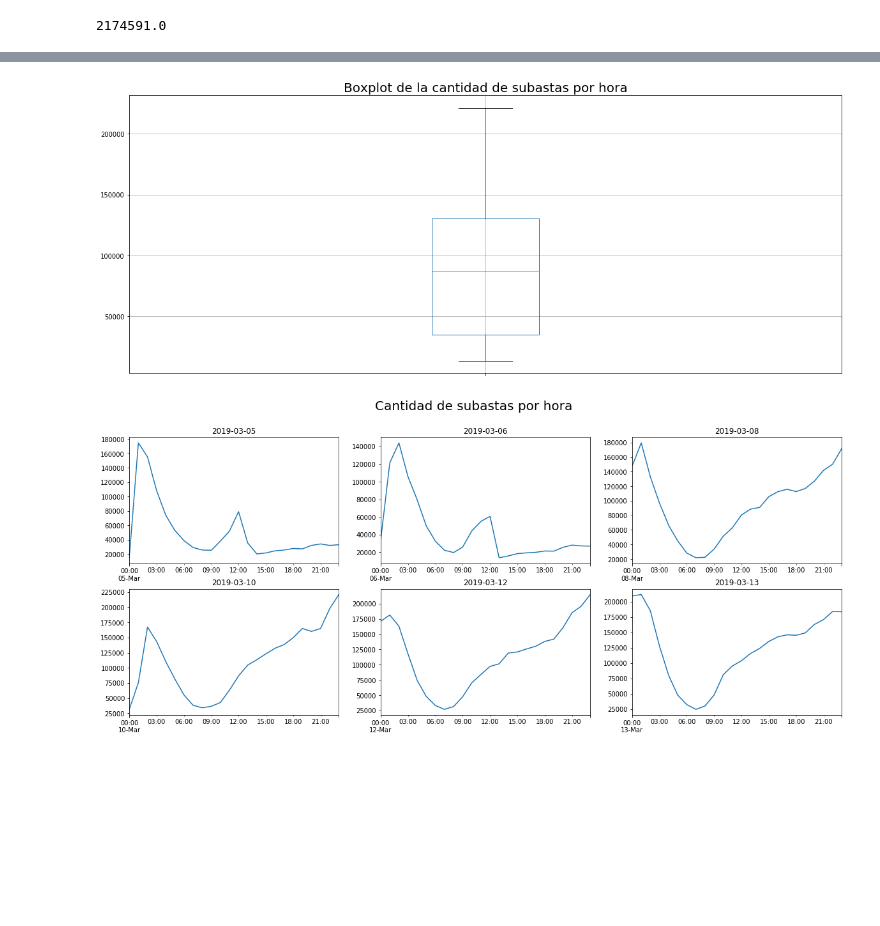
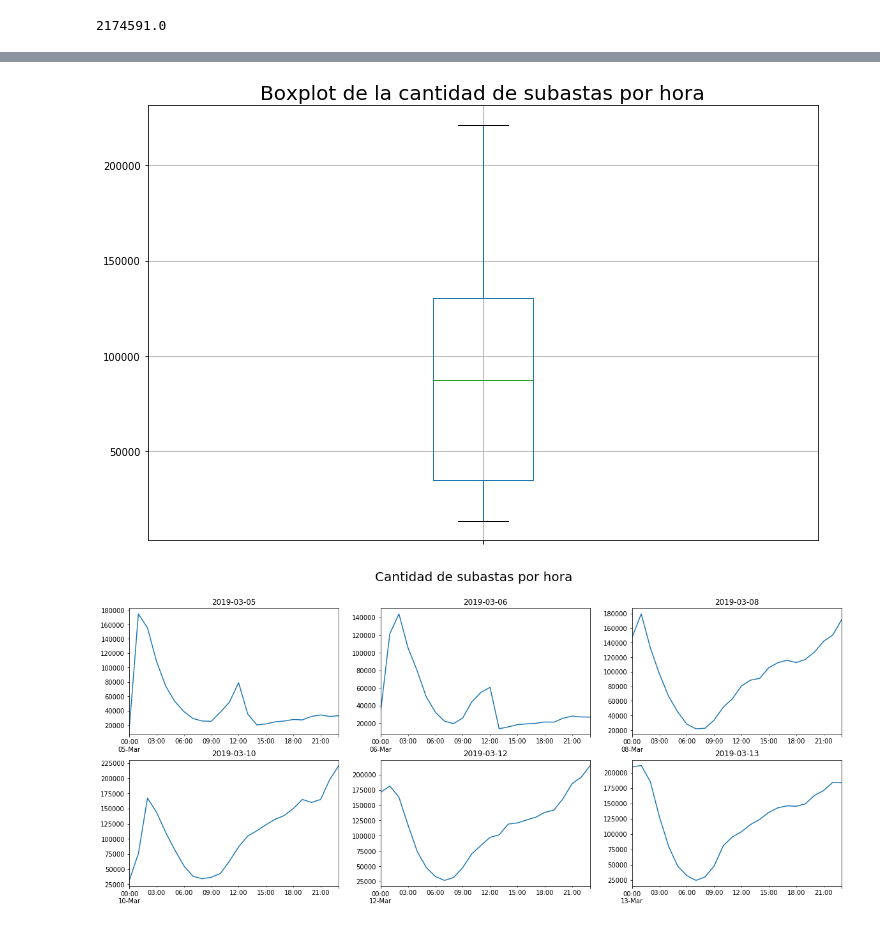
Before and after one commit to EugeniaFranchi/TP-Datos-2019, a Jupyter notebook: Auctions.ipynb, the cells around one changed output, grey strips where cells are left out. Drawn from its saved outputs; the diff is of its cells as text; code cells hidden in the pictures; blank space fills up the shorter version.

```diff
--- a/Auctions.ipynb
+++ b/Auctions.ipynb
@@ -168,10 +168,10 @@ hourly_auctions.plot(kind='line', figsize=(20, 8), title='Cantidad de subastas p
 # %%
-ax = hourly_auctions.plot(kind='box', figsize=(20, 8), title='Boxplot de la cantidad de subastas por hora', grid=True)
+ax = hourly_auctions.plot(kind='box', figsize=(12, 8), title='Boxplot de la cantidad de subastas por hora', grid=True)
 ax.set_xlabel('')
 ax.set_xticklabels('')
 ax.title.set_size(20)
 # %% [output]
-[figure, old version]
+[figure, new version]
 # %%
 def hourly_auctions_per_day(date, ax=None):
     auctions[date].resample('H').size()\
```
Also changed, not shown: parts of 4 cells of this notebook.
